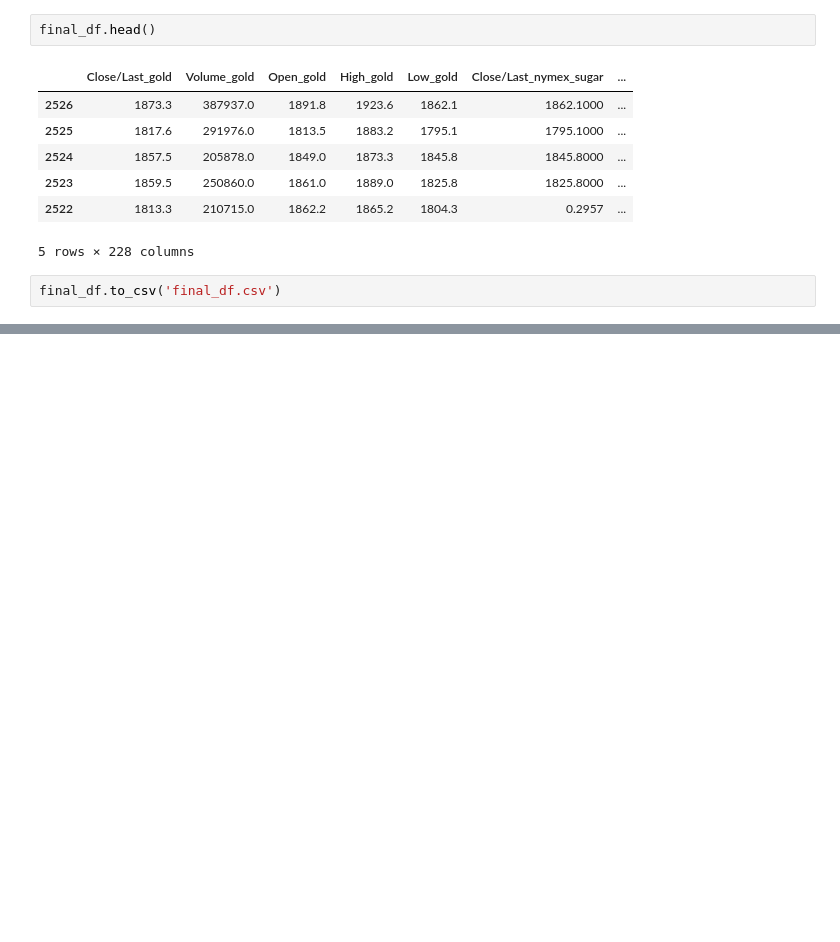
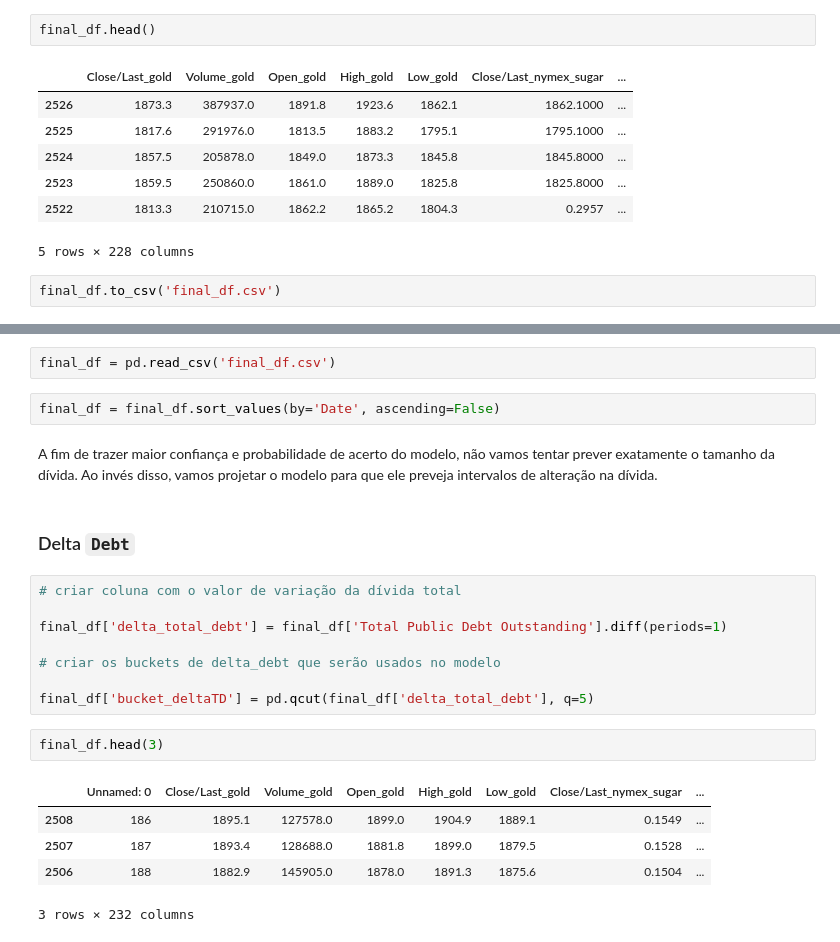
Before and after one commit to peterodactyl/commodities, a Jupyter notebook: dataset_play.ipynb, the cells around one changed output, grey strips where cells are left out. Cells and saved outputs as stored; diff of their text form; blank space fills up the shorter version.

```diff
--- a/dataset_play.ipynb
+++ b/dataset_play.ipynb
@@ -974,0 +977,24 @@ final_df.to_csv('final_df.csv')
+# %%
+final_df = pd.read_csv('final_df.csv')
+# %%
+final_df = final_df.sort_values(by='Date', ascending=False)
+# %% [markdown]
+A fim de trazer maior confiança e probabilidade de acerto do modelo, não vamos tentar prever exatamente o tamanho da dívida. Ao invés disso, vamos projetar o modelo para que ele preveja intervalos de alteração na dívida.
+# %% [markdown]
+### Delta `Debt`
+# %%
+# criar coluna com o valor de variação da dívida total
+
+final_df['delta_total_debt'] = final_df['Total Public Debt Outstanding'].diff(periods=1)
+
+# criar os buckets de delta_debt que serão usados no modelo
+
+final_df['bucket_deltaTD'] = pd.qcut(final_df['delta_total_debt'], q=5)
+# %%
+final_df.head(3)
+# %% [output]
+|  | Unnamed: 0 | Close/Last_gold | Volume_gold | Open_gold | High_gold | Low_gold | Close/Last_nymex_sugar | ... |
+| 2508 | 186 | 1895.1 | 127578.0 | 1899.0 | 1904.9 | 1889.1 | 0.1549 | ... |
+| 2507 | 187 | 1893.4 | 128688.0 | 1881.8 | 1899.0 | 1879.5 | 0.1528 | ... |
+| 2506 | 188 | 1882.9 | 145905.0 | 1878.0 | 1891.3 | 1875.6 | 0.1504 | ... |
+3 rows × 232 columns
```
Also changed, not shown: parts of 8 cells of this notebook, 1 other file.
